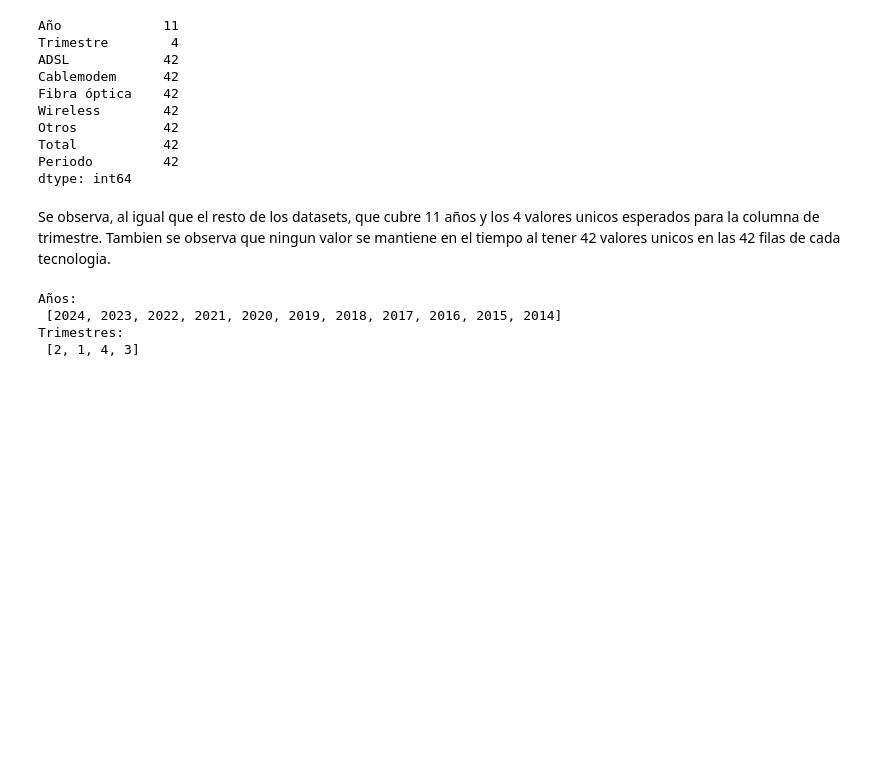
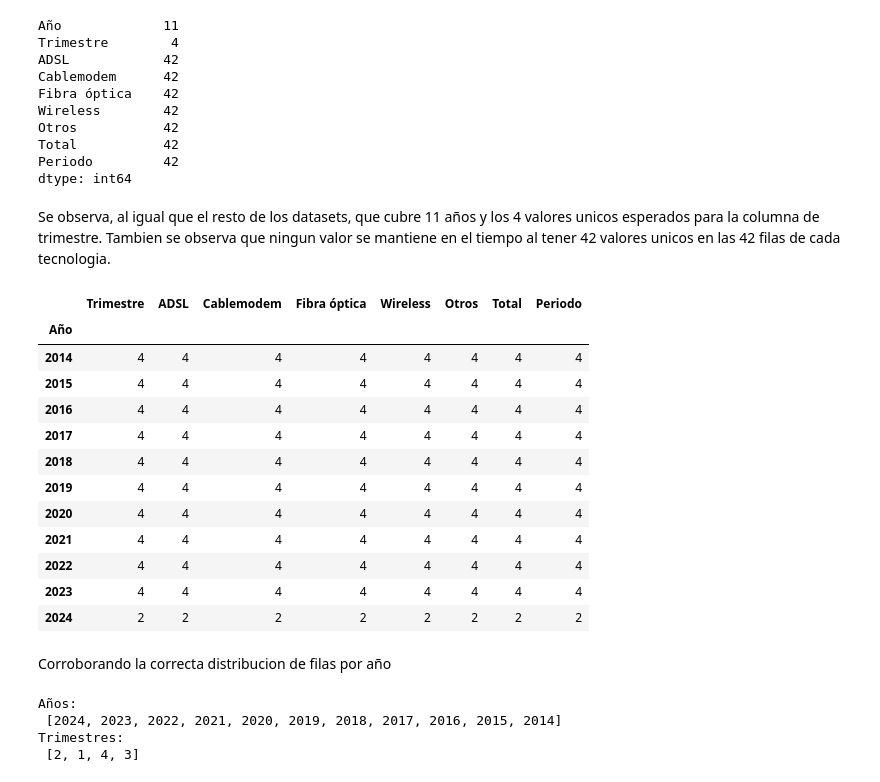
Before and after one commit to Samuel-R-021/Henry-PI02, a Jupyter notebook: EDA.ipynb, the cells around one changed output. Cells and saved outputs as stored; diff of their text form; code cells hidden in the pictures; blank space fills up the shorter version.

```diff
--- a/EDA.ipynb
+++ b/EDA.ipynb
@@ -584,6 +818,24 @@ Periodo         42
 dtype: int64
 # %% [markdown]
 Se observa, al igual que el resto de los datasets, que cubre 11 años y los 4 valores unicos esperados para la columna de trimestre. Tambien se observa que ningun valor se mantiene en el tiempo al tener 42 valores unicos en las 42 filas de cada tecnologia.
+# %%
+tecno_total_accesos.groupby('Año').count()
+# %% [output]
+|  | Trimestre | ADSL | Cablemodem | Fibra óptica | Wireless | Otros | Total | Periodo |
+| Año |  |  |  |  |  |  |  |  |
+| 2014 | 4 | 4 | 4 | 4 | 4 | 4 | 4 | 4 |
+| 2015 | 4 | 4 | 4 | 4 | 4 | 4 | 4 | 4 |
+| 2016 | 4 | 4 | 4 | 4 | 4 | 4 | 4 | 4 |
+| 2017 | 4 | 4 | 4 | 4 | 4 | 4 | 4 | 4 |
+| 2018 | 4 | 4 | 4 | 4 | 4 | 4 | 4 | 4 |
+| 2019 | 4 | 4 | 4 | 4 | 4 | 4 | 4 | 4 |
+| 2020 | 4 | 4 | 4 | 4 | 4 | 4 | 4 | 4 |
+| 2021 | 4 | 4 | 4 | 4 | 4 | 4 | 4 | 4 |
+| 2022 | 4 | 4 | 4 | 4 | 4 | 4 | 4 | 4 |
+| 2023 | 4 | 4 | 4 | 4 | 4 | 4 | 4 | 4 |
+| 2024 | 2 | 2 | 2 | 2 | 2 | 2 | 2 | 2 |
+# %% [markdown]
+Corroborando la correcta distribucion de filas por año
 # %%
 print(f'Años:\n {tecno_total_accesos['Año'].unique().tolist()}')
 print(f'Trimestres:\n {tecno_total_accesos['Trimestre'].unique().tolist()}')
```
Also changed, not shown: parts of 67 cells of this notebook.
